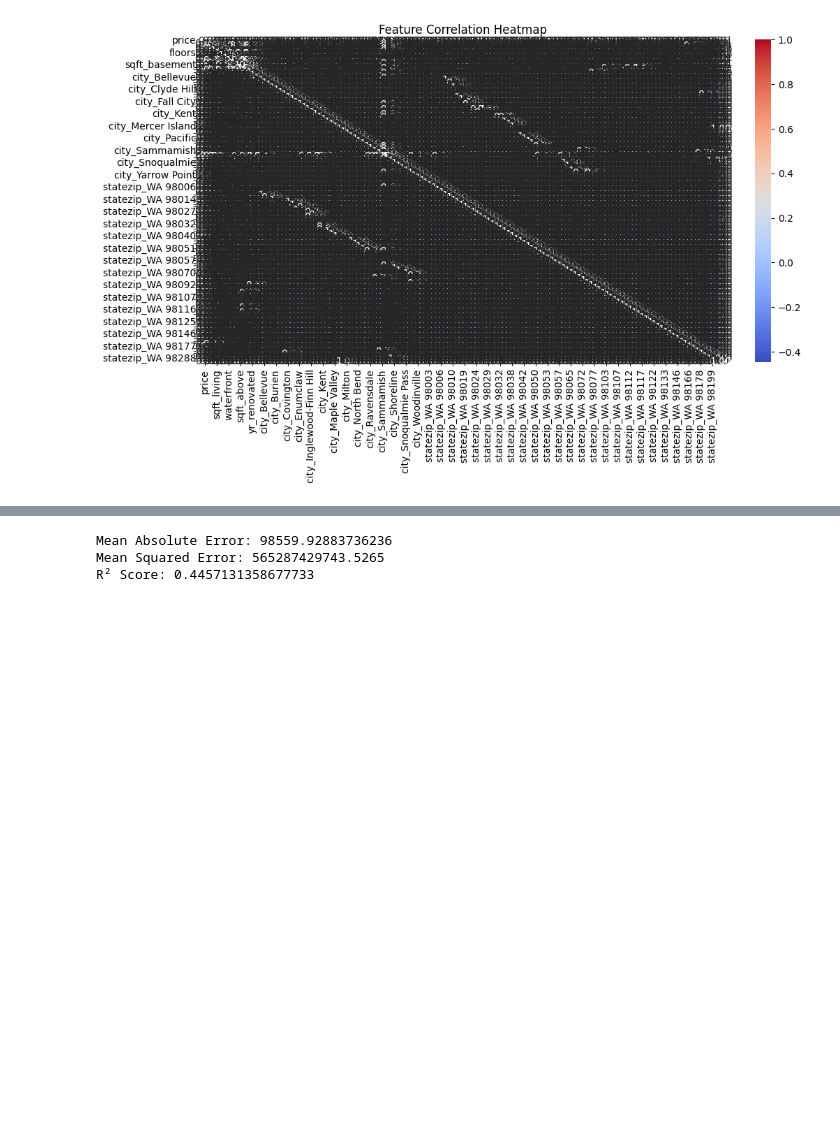
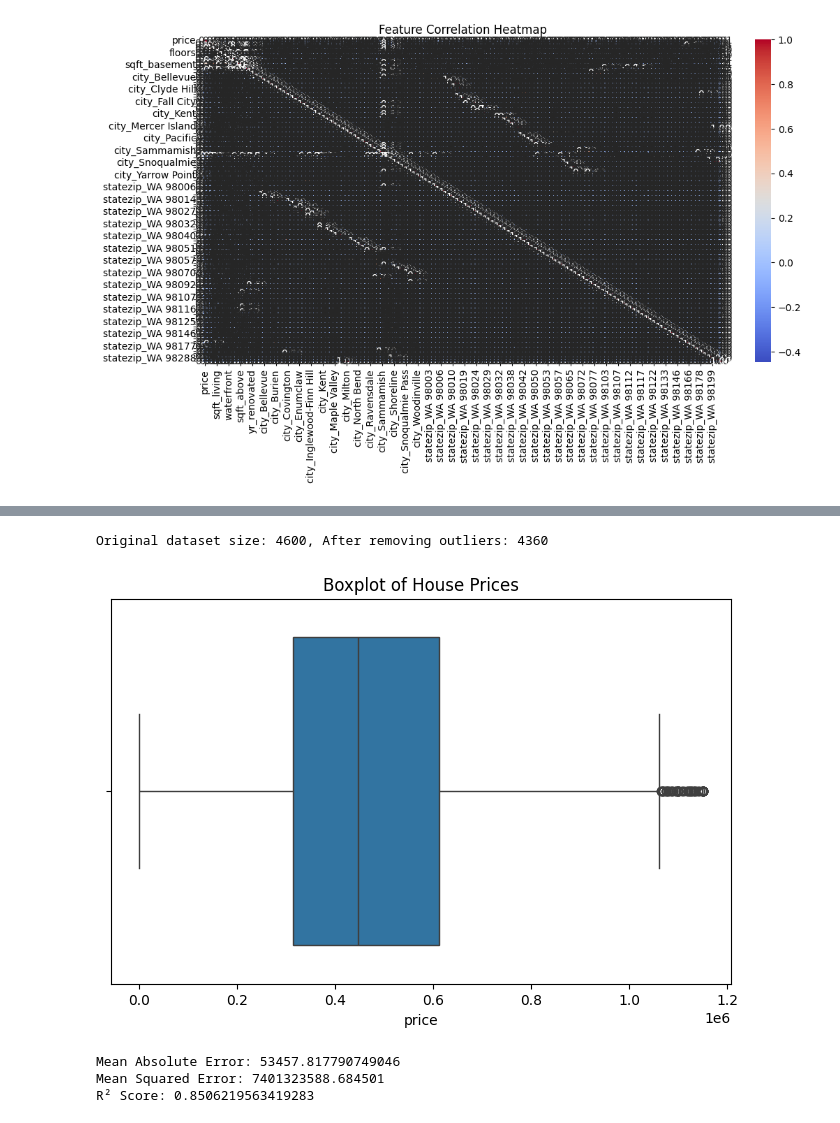
Before and after one commit to VirunaVidaswin/House-Price-Prediction-Model, a Jupyter notebook: Model/Model.ipynb, the cells around one changed output, grey strips where cells are left out. Cells and saved outputs as stored; diff of their text form; code cells hidden in the pictures; blank space fills up the shorter version.

```diff
--- a/Model/Model.ipynb
+++ b/Model/Model.ipynb
@@ -67,11 +80,31 @@ current_year = 2025
 df["house_age"] = current_year - df["yr_built"]
 df["was_renovated"] = df["yr_renovated"].apply(lambda x: 1 if x > 0 else 0)
 df["price_per_sqft"] = df["price"] / df["sqft_living"]
+# %%
+Q1 = df["price"].quantile(0.25)  # 25th percentile
+Q3 = df["price"].quantile(0.75)  # 75th percentile
+IQR = Q3 - Q1  # Interquartile range
+
+lower_bound = Q1 - 1.5 * IQR
+upper_bound = Q3 + 1.5 * IQR
+
+# Filter out outliers
+df_no_outliers = df[(df["price"] >= lower_bound) & (df["price"] <= upper_bound)]
+print(f"Original dataset size: {df.shape[0]}, After removing outliers: {df_no_outliers.shape[0]}")
+# %% [output]
+Original dataset size: 4600, After removing outliers: 4360
+# %%
+plt.figure(figsize=(8,5))
+sns.boxplot(x=df_no_outliers["price"])
+plt.title("Boxplot of House Prices")
+plt.show()
+# %% [output]
+[figure, added]
 # %%
 
 # 4️⃣ Split the Data
-X = df.drop(columns=["price"])
-y = df["price"]
+X = df_no_outliers.drop(columns=["price"])
+y = df_no_outliers["price"]
 X_train, X_test, y_train, y_test = train_test_split(X, y, test_size=0.2, random_state=42)
 
 
@@ -94,7 +127,7 @@ print("Mean Absolute Error:", mae)
 print("Mean Squared Error:", mse)
 print("R² Score:", r2)
 # %% [output]
-Mean Absolute Error: 98559.92883736236
-Mean Squared Error: 565287429743.5265
-R² Score: 0.4457131358677733
+Mean Absolute Error: 53457.817790749046
+Mean Squared Error: 7401323588.684501
+R² Score: 0.8506219563419283
 # %%
```
Also changed, not shown: parts of 4 cells of this notebook.
